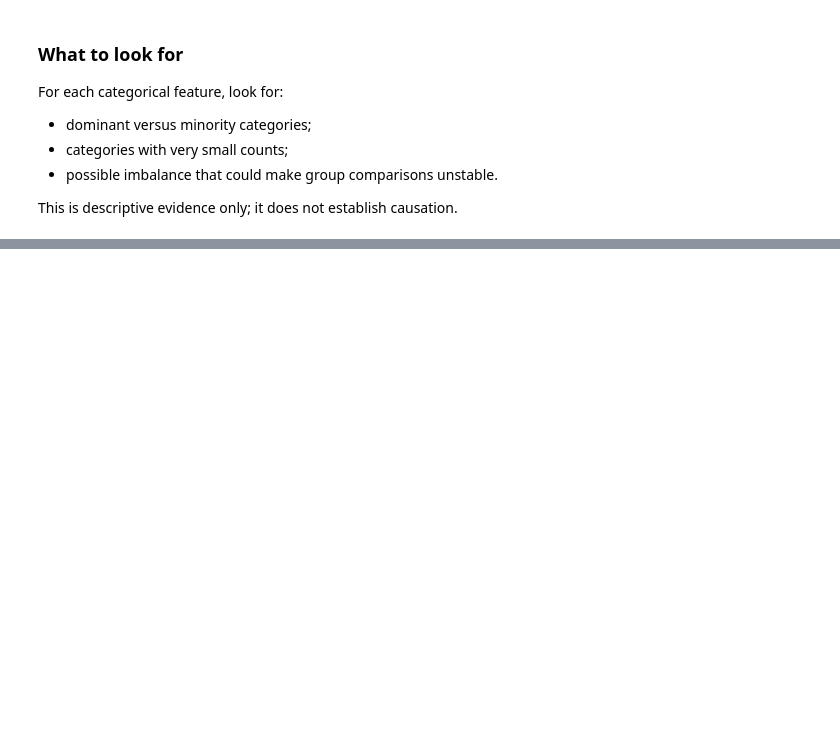
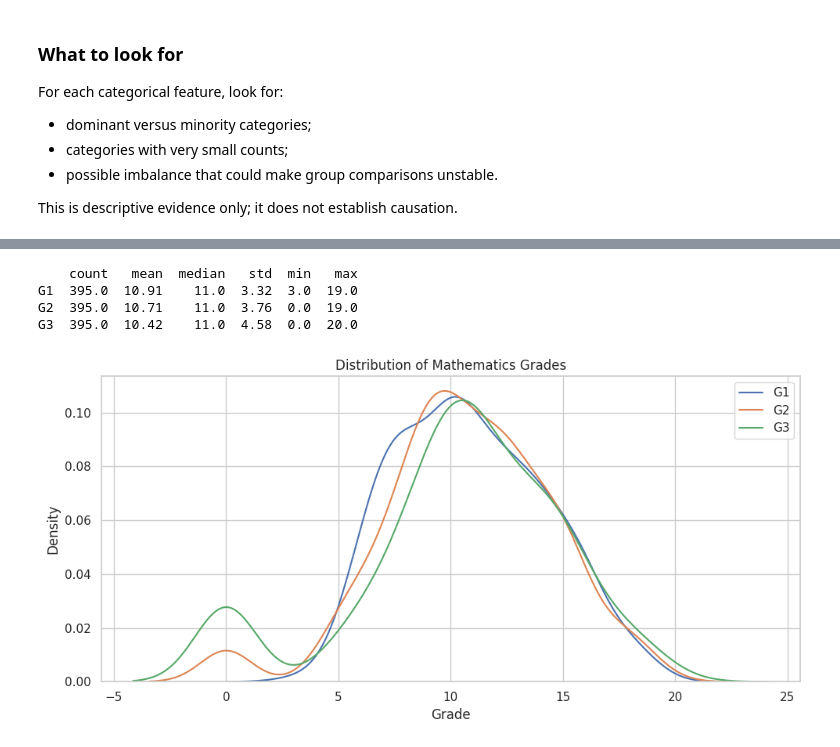
Before and after one commit to dealwisca-dot/Early-Identification-of-At-Risk-Students, a Jupyter notebook: EDA.ipynb, the cells around one changed output, grey strips where cells are left out. Drawn from its saved outputs; the diff is of its cells as text; code cells hidden in the pictures; blank space fills up the shorter version.

Commit message:
feat(eda): add Section 6 - academic performance distributions and grade progression (G1, G2, G3)

```diff
--- a/EDA.ipynb
+++ b/EDA.ipynb
@@ -441,0 +448,30 @@ This is descriptive evidence only; it does not establish causation.
+# %%
+# ============================================================
+# 12. G1, G2, G3 descriptive statistics
+# ============================================================
+grades = ["G1", "G2", "G3"]
+
+grade_summary = df[grades].agg(
+    ["count", "mean", "median", "std", "min", "max"]
+).T.round(2)
+
+print(grade_summary)
+# %% [output]
+    count   mean  median   std  min   max
+G1  395.0  10.91    11.0  3.32  3.0  19.0
+G2  395.0  10.71    11.0  3.76  0.0  19.0
+G3  395.0  10.42    11.0  4.58  0.0  20.0
+# %%
+# ============================================================
+# 13. Grade distributions
+# ============================================================
+plt.figure(figsize=(10, 5))
+for col in grades:
+    sns.kdeplot(df[col], label=col, fill=False)
+plt.title("Distribution of Mathematics Grades")
+plt.xlabel("Grade")
+plt.legend()
+plt.tight_layout()
+plt.show()
+# %% [output]
+[figure, added]
```
Also changed, not shown: parts of 6 cells of this notebook.
